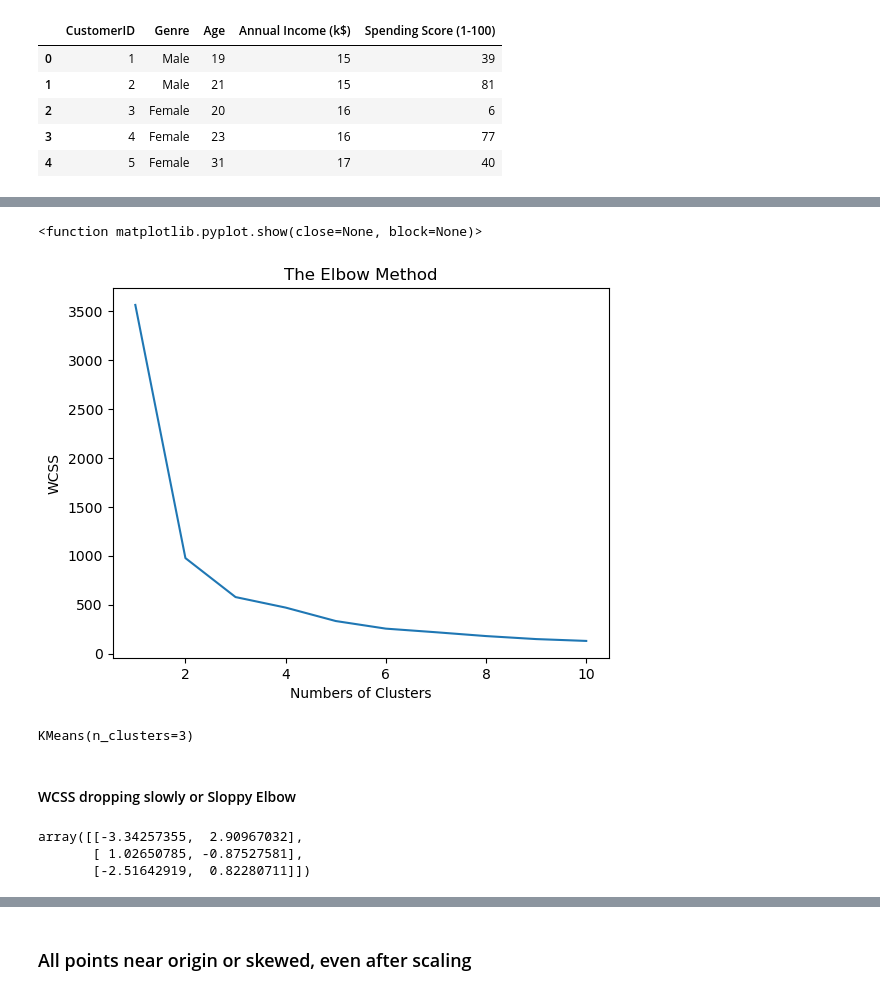
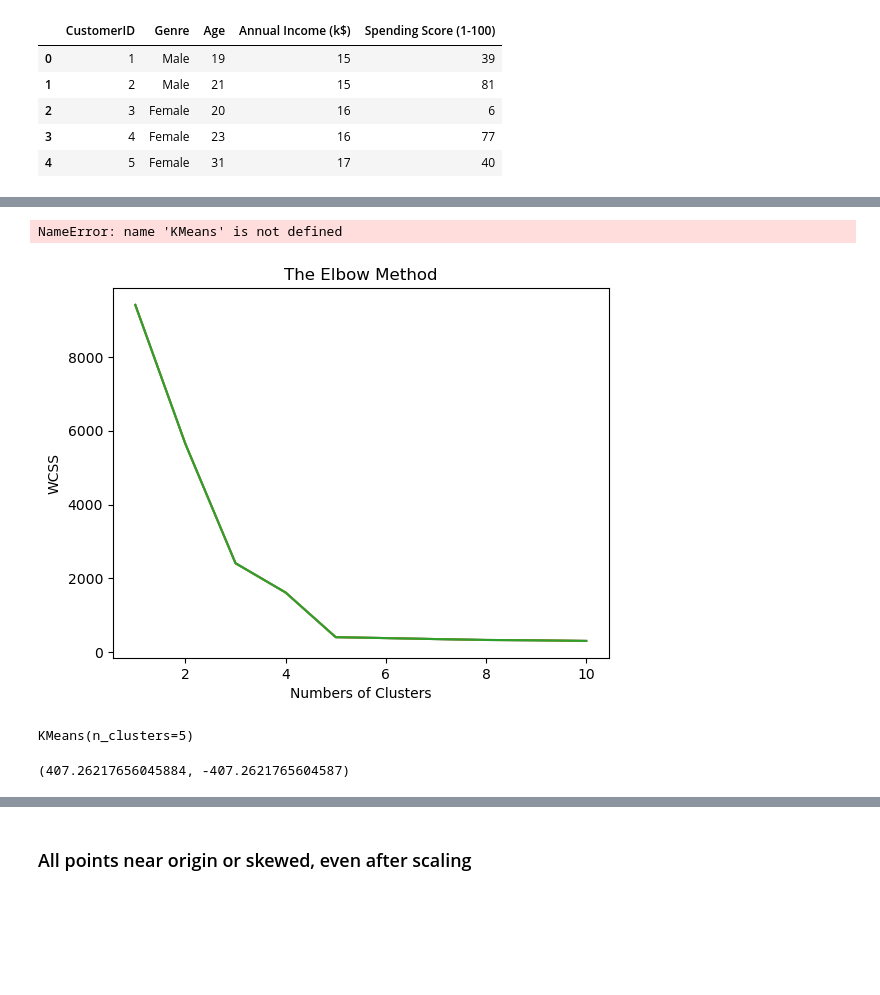
Before and after one commit to krrishmahar/jp-notebook, a Jupyter notebook: ml-books/proj4/unsupervised_learning.ipynb, the cells around one changed output, grey strips where cells are left out. Cells and saved outputs as stored; diff of their text form; code cells hidden in the pictures; blank space fills up the shorter version.

```diff
--- a/ml-books/proj4/unsupervised_learning.ipynb
+++ b/ml-books/proj4/unsupervised_learning.ipynb
@@ -212,29 +268,64 @@ X_scaled = df.drop(columns=['Genre','CustomerID']).values
+# %%
+from scipy.spatial import Voronoi, voronoi_plot_2d
+
+# Fit KMeans
+kmeans = KMeans(n_clusters=5, random_state=0)
+kmeans.fit(X)
+centroids = kmeans.cluster_centers_
+
+# Create Voronoi diagram from centroids
+vor = Voronoi(centroids)
+
+# Plot
+fig, ax = plt.subplots(figsize=(8, 6))
+
+# Plot Voronoi diagram first
+voronoi_plot_2d(vor, ax=ax, show_vertices=False, line_colors='k', line_width=2, line_alpha=0.6, point_size=0)
+
+# Fill regions after voronoi_plot_2d (to keep them on top)
+colors =['#FF0000', '#00FF00', '#0000FF','#FFFF00','#800080']
+# colorize
+
+# colorize
+for i, region in enumerate(regions):
+    polygon = vertices[region]
+    plt.fill(*zip(*polygon), color=colors[i % len(colors)], alpha=0.4)
+
+plt.plot(points[:,0], points[:,1], 'ko')
+plt.xlim(vor.min_bound[0] - 0.1, vor.max_bound[0] + 0.1)
+plt.ylim(vor.min_bound[1] - 0.1, vor.max_bound[1] + 0.1)
+
+# Plot data points
+ax.scatter(X[:, 0], X[:, 1], c=kmeans.labels_, cmap='prism', s=30, alpha=0.8)
+ax.scatter(centroids[:, 0], centroids[:, 1], c='black', s=100, marker='X')
+ax.set_title("KMeans Clustering with Voronoi Diagram and Background Coloring")
+plt.tight_layout()
+plt.show()
+# %% [output]
+NameError: name 'KMeans' is not defined
 # %%
 import matplotlib.pyplot as plt
 from sklearn.cluster import KMeans
 
 # X = df.drop(columns=["Channel", "Region"]).values
 wcss = []
 for i in range(1,11):
   kmeans = KMeans(n_clusters= i, init= 'k-means++', random_state= 42)
-  kmeans.fit(X_aniso)
+  kmeans.fit(X)
   wcss.append(kmeans.inertia_)
 plt.plot(range(1,11) , wcss)
 plt.title('The Elbow Method')
 plt.xlabel('Numbers of Clusters')
 plt.ylabel('WCSS')
-plt.show
+plt.show()
 # %% [output]
-<function matplotlib.pyplot.show(close=None, block=None)>
-[figure, old version]
+[figure, new version]
 # %%
 from sklearn.cluster import KMeans
-kmeans = KMeans(n_clusters=3)
-kmeans.fit(X_aniso)
+kmeans = KMeans(n_clusters=5)
+kmeans.fit(X)
 # %% [output]
-KMeans(n_clusters=3)
+KMeans(n_clusters=5)
-# %% [markdown]
-#### WCSS dropping slowly or Sloppy Elbow
 # %%
 import sklearn.datasets as datasets
 n_samples=500
@@ -243,9 +334,3 @@ X, y = datasets.make_blobs(n_samples=n_samples, random_state=random_state)
 transformation = [[0.6, -0.6], [-0.4, 0.8]]
 X_aniso = np.dot(X, transformation)
 aniso = (X_aniso, y)
-# %%
-kmeans.cluster_centers_
-# %% [output]
-array([[-3.34257355,  2.90967032],
-       [ 1.02650785, -0.87527581],
-       [-2.51642919,  0.82280711]])
@@ -251,0 +348,4 @@ array([[-3.34257355,  2.90967032],
+# %%
+kmeans.inertia_, kmeans.score(X)
+# %% [output]
+(407.26217656045884, -407.2621765604587)
```
Also changed, not shown: parts of 26 cells of this notebook, 3 other files.
